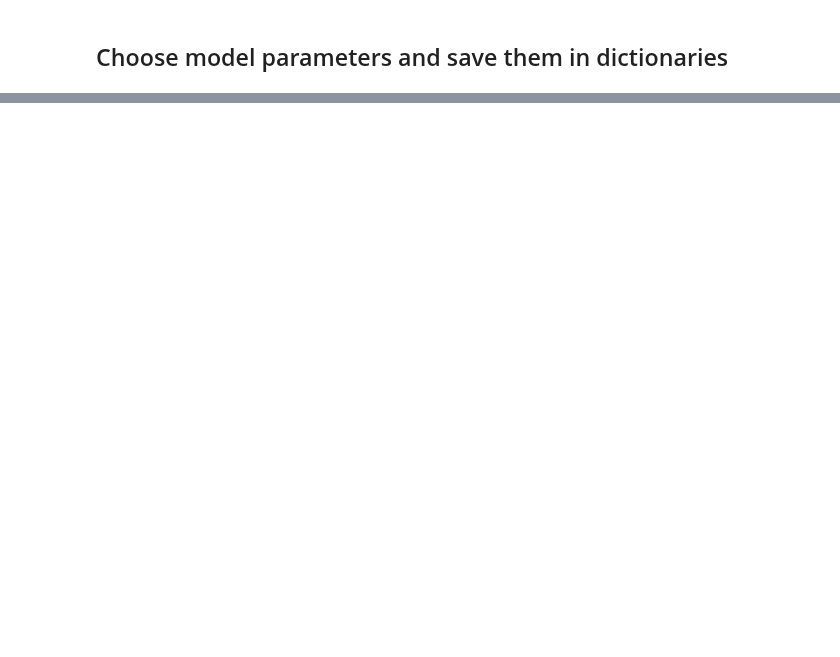
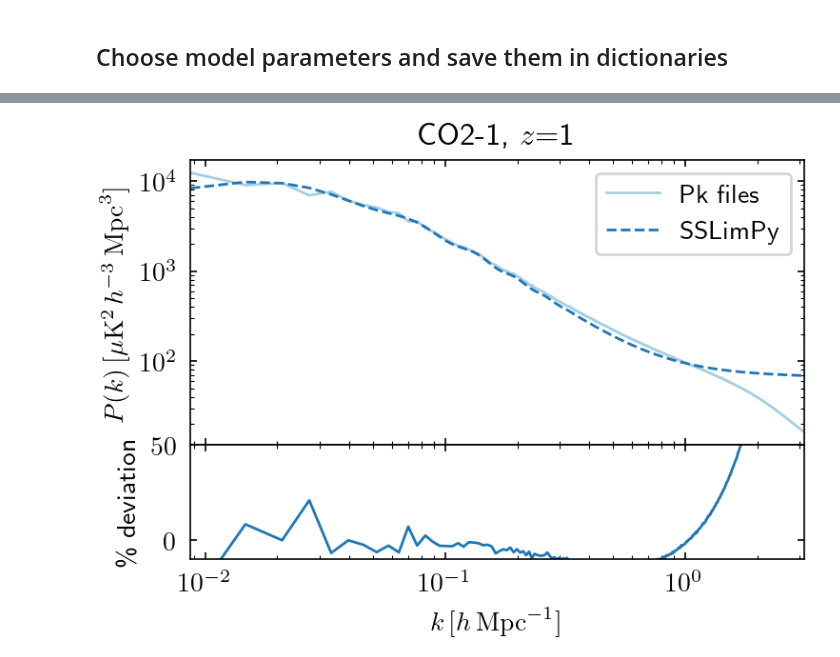
Before and after one commit to Sefa76/SSLimPy, a Jupyter notebook: notebooks/SSLimPy_Validation_Response.ipynb, the cells around one changed output, grey strips where cells are left out. Cells and saved outputs as stored; diff of their text form; code cells hidden in the pictures; blank space fills up the shorter version.

```diff
--- a/notebooks/SSLimPy_Validation_Response.ipynb
+++ b/notebooks/SSLimPy_Validation_Response.ipynb
@@ -360,0 +289,12 @@ for ik in range(len(k)):
+# %%
+myssl = sslimpy.SSLimPy(
+    settings_dict=settings,
+    cosmopars=cosmodict,
+    halopars=halodict,
+    astropars=astrodict_CO21,
+    obspars_dict=surveyspecs_CO21,
+)
+
+myastro = myssl.current_astro
+mycosmo = myastro.cosmology
+h = mycosmo.h()
@@ -360,0 +311,26 @@ for ik in range(len(k)):
+# %%
+mithral_CII_Pk = np.load("/home/sefa/Desktop/LIM-Code/clusterdata/run_182753_CO21_Powerspectrum.npz")
+k, Pk = mithral_CII_Pk["k"], mithral_CII_Pk["Pk"]
+k = (k * myastro.Mpch**-1).to(myastro.Mpch**-1)
+Pk = (Pk * myastro.Mpch**3 * u.uK**2).to(myastro.Mpch**3 * u.uK**2)
+
+I11 = myastro.Thalo(1, k, p=1, scale=(1,), beta=1)
+I02 = myastro.Thalo(1, k, p=1, scale=(2,), beta=0)
+Pk_Lim_Solo = (I11**2) * mycosmo.matpow(k, 1) * 0.8 + I02
+
+fig, axs = plt.subplots(2, 1, sharex=True, gridspec_kw={"height_ratios": [5, 2]})
+
+axs[0].loglog(k, Pk, label="Pk files", c=Cp[0])
+axs[0].loglog(k, Pk_Lim_Solo.to(myastro.Mpch**3 * u.uK**2), c=Cp[1],ls="--", label="SSLimPy")
+axs[1].semilogx(k, ((Pk_Lim_Solo / Pk).to(1).value -1) * 100, c=Cp[1])
+axs[0].legend()
+axs[1].set_xlabel(r"$k\,[h\,\mathrm{Mpc}^{-1}]$")
+axs[0].set_ylabel(r"$P(k)\,[\mu \mathrm{K}^2\,h^{-3}\,\mathrm{Mpc}^{3}]$")
+axs[1].set_ylabel(r"\% deviation")
+axs[0].set_title("CO2-1, $z$=1")
+axs[1].set_ylim(-10, 50)
+
+plt.tight_layout()
+fig.subplots_adjust(hspace=0.0)
+# %% [output]
+[figure, added]
```
Also changed, not shown: parts of 82 cells of this notebook, 2 other files.
